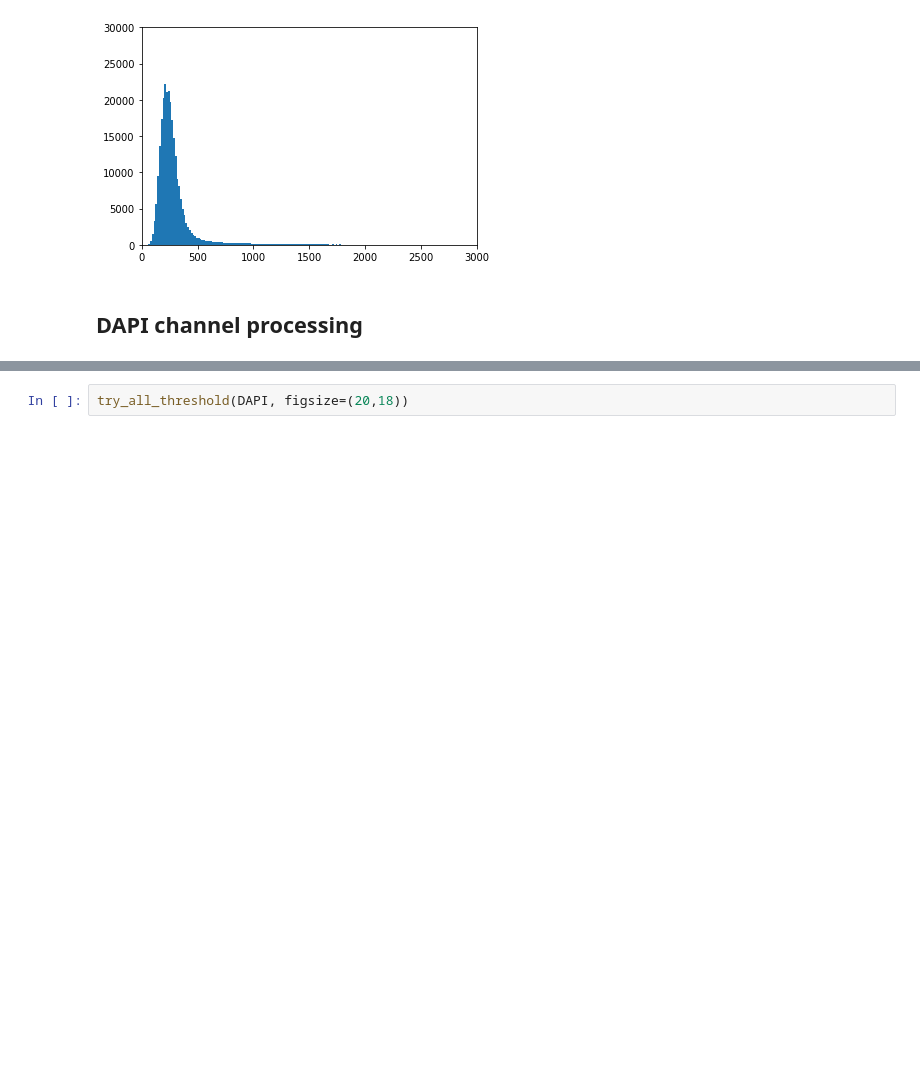
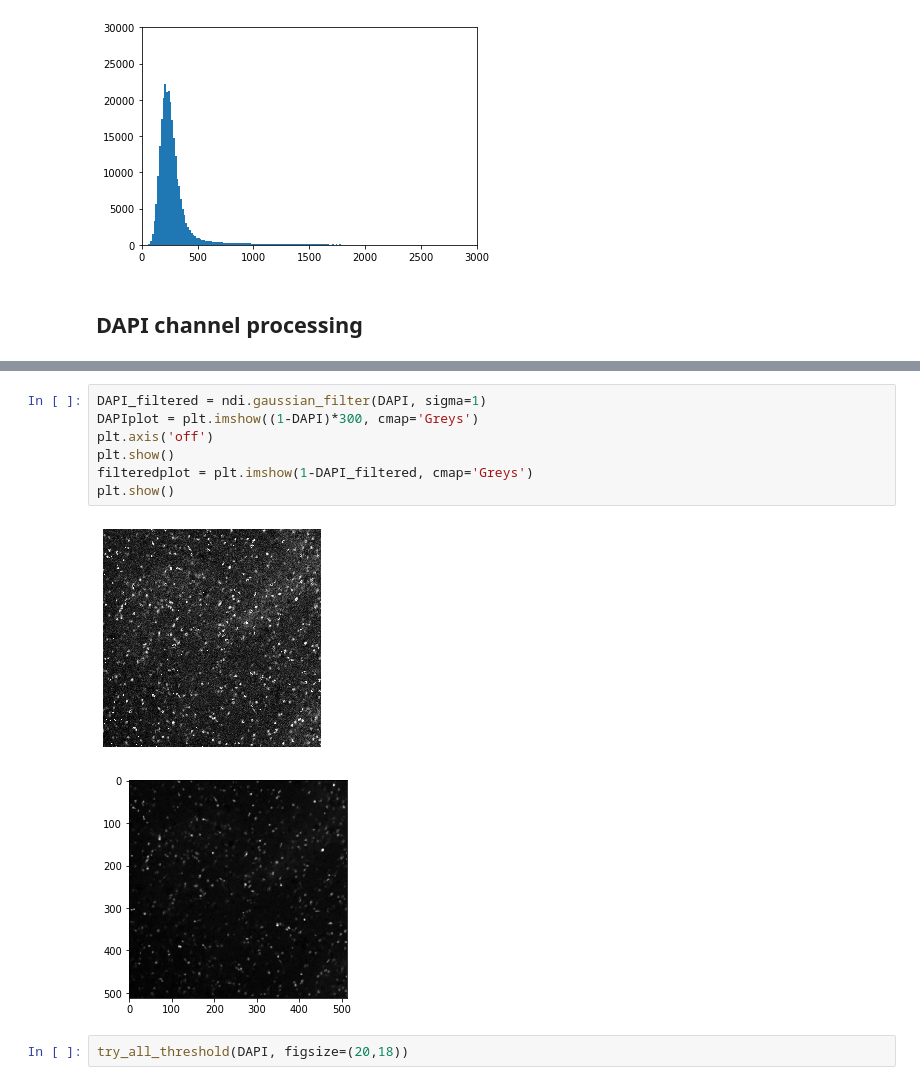
Before and after one commit to mimc7580/image_analysis, a Jupyter notebook: PI_Quantification-v2.ipynb, the cells around one changed output, grey strips where cells are left out. Drawn from its saved outputs; the diff is of its cells as text; blank space fills up the shorter version.

```diff
--- a/PI_Quantification-v2.ipynb
+++ b/PI_Quantification-v2.ipynb
@@ -60,6 +60,16 @@ plt.show()
 # %% [output]
 [figure]
 [figure]
+# %%
+DAPI_filtered = ndi.gaussian_filter(DAPI, sigma=1)
+DAPIplot = plt.imshow((1-DAPI)*300, cmap='Greys')
+plt.axis('off')
+plt.show()
+filteredplot = plt.imshow(1-DAPI_filtered, cmap='Greys')
+plt.show()
+# %% [output]
+[figure, added]
+[figure, added]
 # %%
 try_all_threshold(DAPI, figsize=(20,18))
 # %% [output]
```
Also changed, not shown: parts of 5 cells of this notebook, 1 other file.
